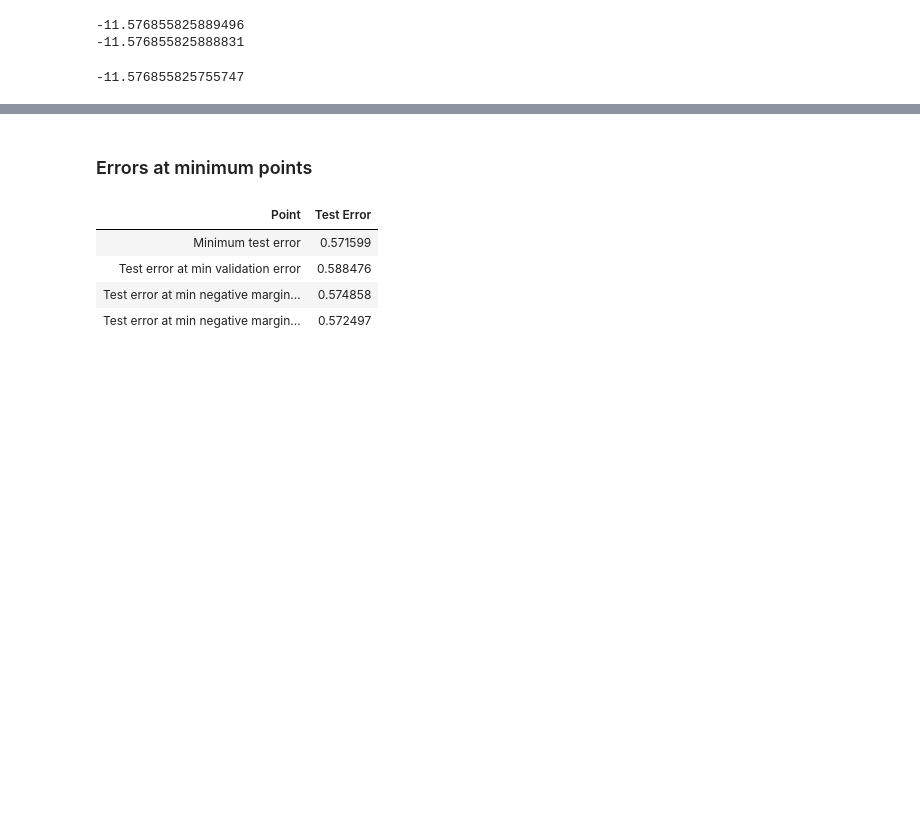
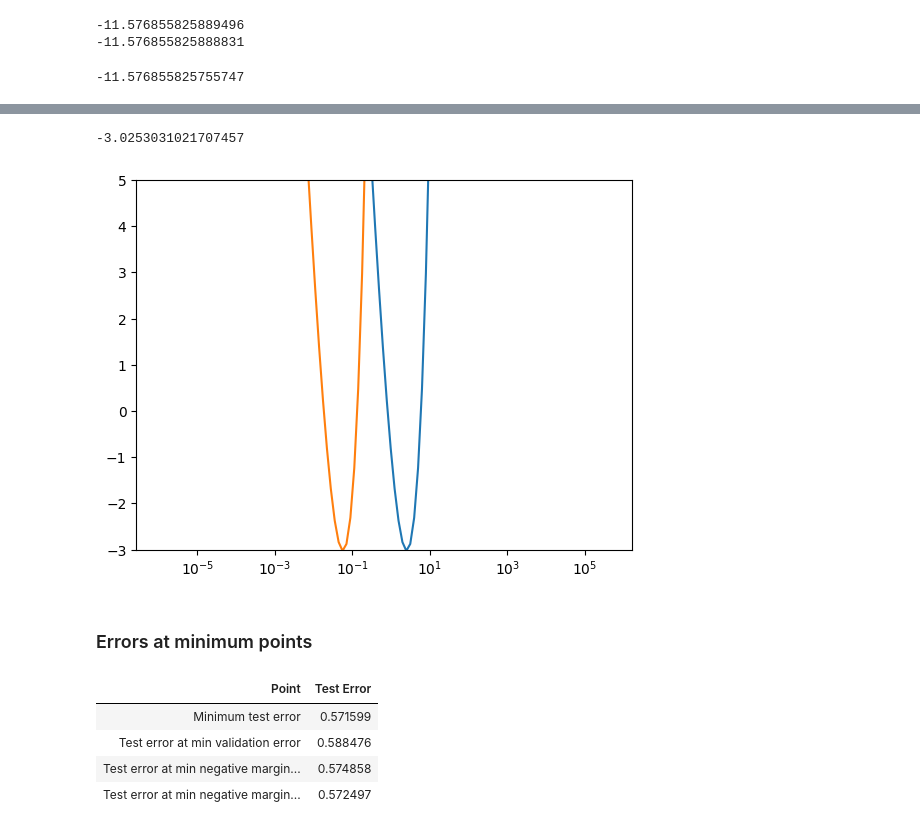
Before and after one commit to Salceid0/proyecto-bath, a Jupyter notebook: BayesianML/Coursework1/CM50268-Coursework-1.ipynb, the cells around one changed output, grey strips where cells are left out. Cells and saved outputs as stored; diff of their text form; code cells hidden in the pictures; blank space fills up the shorter version.

```diff
--- a/BayesianML/Coursework1/CM50268-Coursework-1.ipynb
+++ b/BayesianML/Coursework1/CM50268-Coursework-1.ipynb
@@ -562,6 +562,20 @@ for l in lam:
     alpha = l / sigma_2
     neg_log_marg_train.append(-compute_log_marginal(PHI_train, y_train, alpha, sigma_2))
     neg_log_marg_train_val.append(-compute_log_marginal(PHI_combine, y_combine, alpha, sigma_2))
+# %%
+alpha_values=lam/sigma_2
+
+plt.figure()
+plt.plot(alpha_values,neg_log_marg_train_val)
+plt.plot(lam,neg_log_marg_train_val)
+plt.plot(alpha_values,neg_log_marg_train)
+plt.plot(lam,neg_log_marg_train)
+plt.xscale('log')
+plt.ylim(-3,5)
+print(min(neg_log_marg_train_val))
+# %% [output]
+-3.0253031021707457
+[figure, added]
 # %%
 # PLEASE PLOT ALL THE CURVES IN THE SAME FIGURE
 
```
Also changed, not shown: parts of 1 cell of this notebook, 2 other files.
